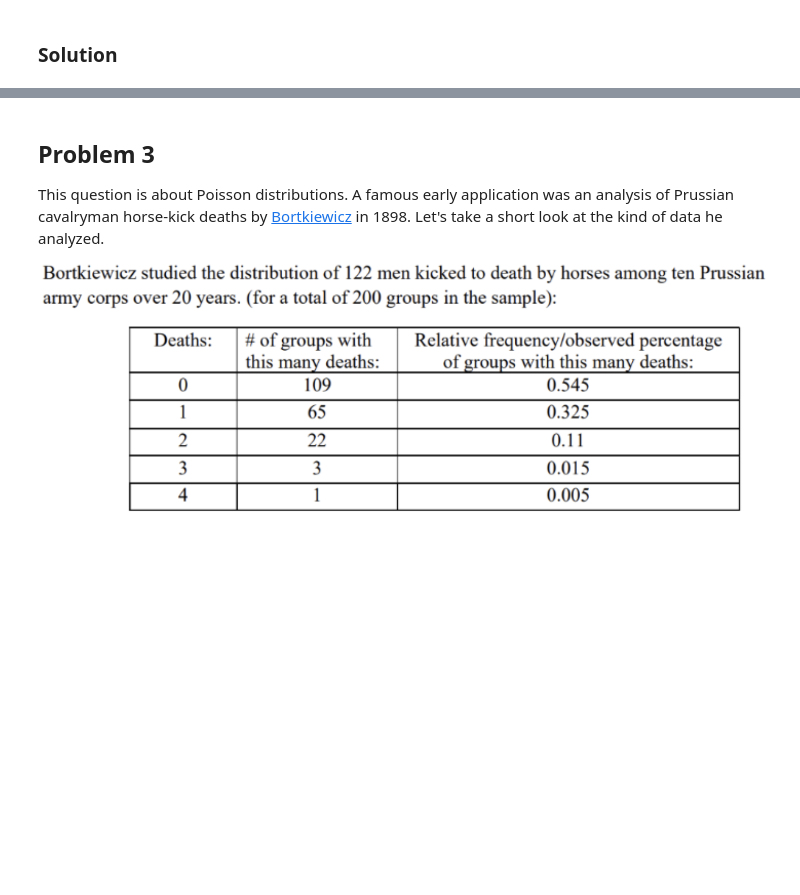
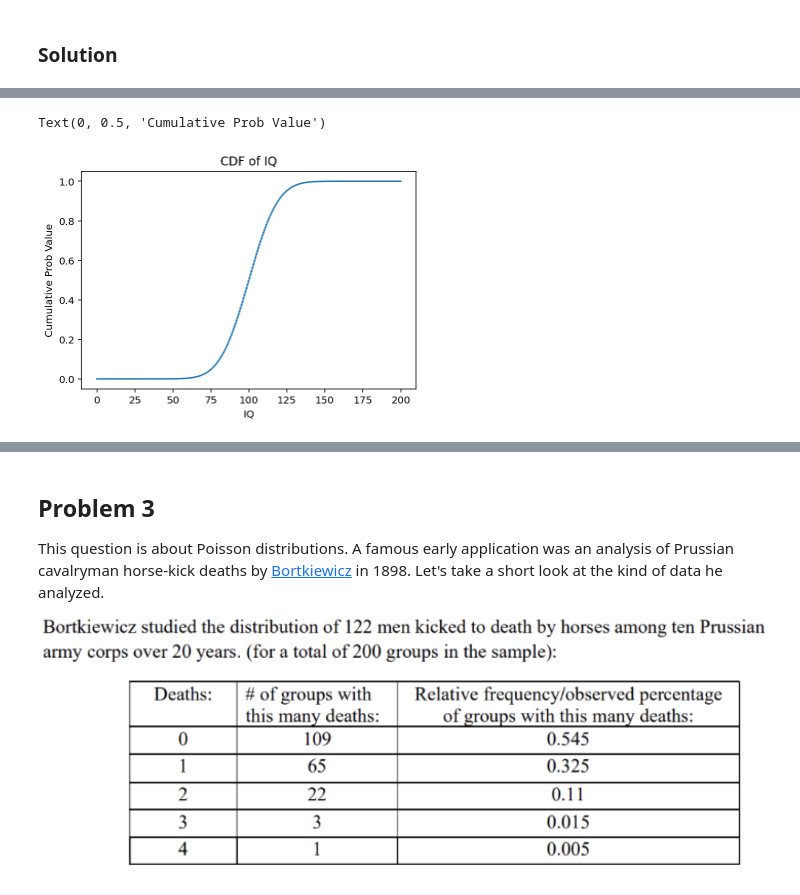
Before and after one commit to NihanPol/ASTR_3300_S2025, a Jupyter notebook: coursework/student_folders/zachary_zelensky/homework/Homework_2_ZZelensky.ipynb, the cells around one changed output, grey strips where cells are left out. Cells and saved outputs as stored; diff of their text form; code cells hidden in the pictures; blank space fills up the shorter version.

```diff
--- a/coursework/student_folders/zachary_zelensky/homework/Homework_2_ZZelensky.ipynb
+++ b/coursework/student_folders/zachary_zelensky/homework/Homework_2_ZZelensky.ipynb
@@ -42,0 +260,11 @@ This question is about IQ. It's a flawed and questionable metric, but useful for
+# %%
+#part 2
+#taking code from lecture 3
+gaussCDF = distG.cdf(xgrid)
+plt.plot(xgrid,gaussCDF)
+plt.title("CDF of IQ")
+plt.xlabel("IQ")
+plt.ylabel('Cumulative Prob Value')
+# %% [output]
+Text(0, 0.5, 'Cumulative Prob Value')
+[figure, added]
```
Also changed, not shown: parts of 12 cells of this notebook, 6 other files.
